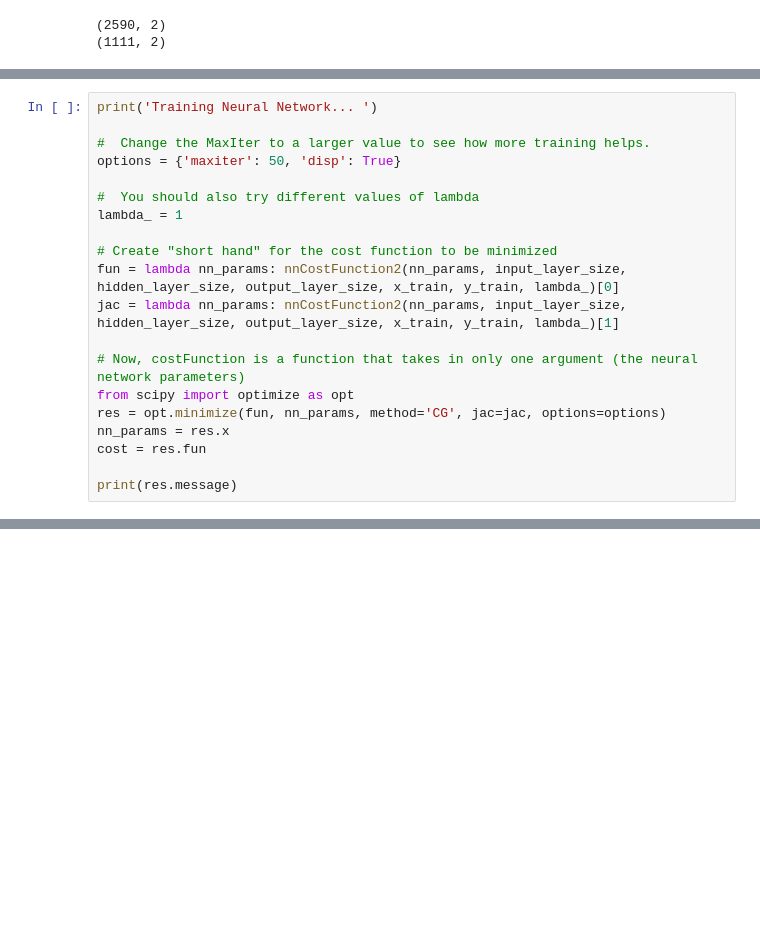
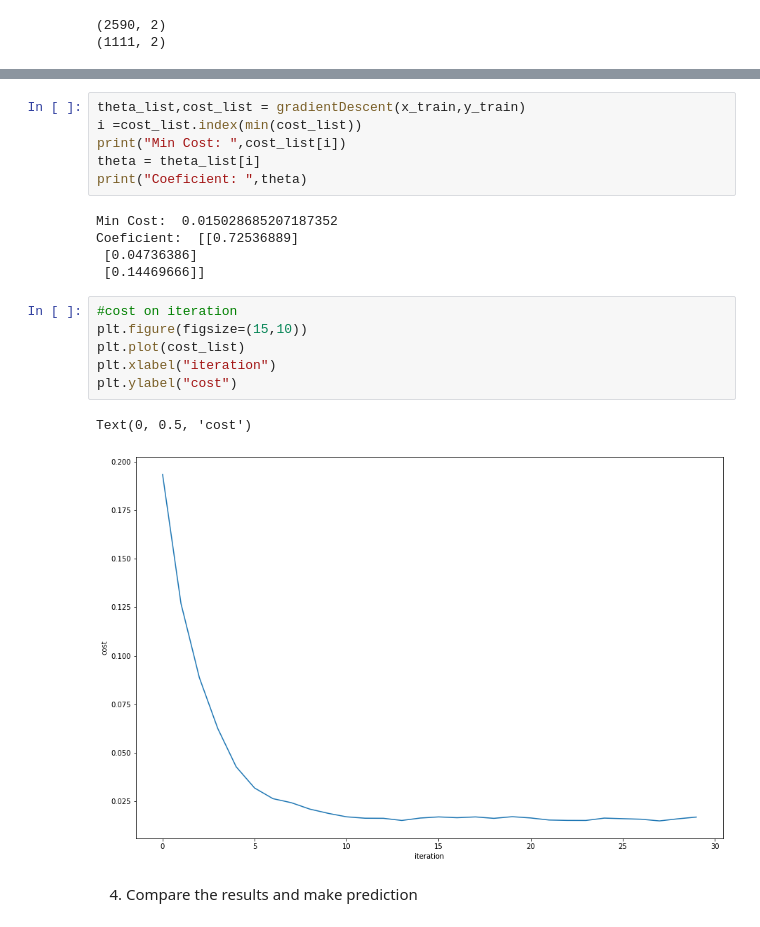
Before and after one commit to nghiavuPrac/AIL_Assignment, a Jupyter notebook: Assignment_2/predict_viewerFeeling.ipynb, the cells around one changed output, grey strips where cells are left out. Saved outputs shown, nothing was run; the diff lists cells and outputs as text; blank space fills up the shorter version.

```diff
--- a/Assignment_2/predict_viewerFeeling.ipynb
+++ b/Assignment_2/predict_viewerFeeling.ipynb
@@ -263,20 +162,0 @@ array([ 2.00424508e-03,  1.41444089e-05, -5.71949290e-05,  1.39043189e-02,
-# %%
-print('Training Neural Network... ')
-
-#  Change the MaxIter to a larger value to see how more training helps.
-options = {'maxiter': 50, 'disp': True}
-
-#  You should also try different values of lambda
-lambda_ = 1
-
-# Create "short hand" for the cost function to be minimized
-fun = lambda nn_params: nnCostFunction2(nn_params, input_layer_size, hidden_layer_size, output_layer_size, x_train, y_train, lambda_)[0]
-jac = lambda nn_params: nnCostFunction2(nn_params, input_layer_size, hidden_layer_size, output_layer_size, x_train, y_train, lambda_)[1]
-
-# Now, costFunction is a function that takes in only one argument (the neural network parameters)
-from scipy import optimize as opt
-res = opt.minimize(fun, nn_params, method='CG', jac=jac, options=options)
-nn_params = res.x
-cost = res.fun
-
-print(res.message)
@@ -329,0 +298,22 @@ result[0:30]
+# %%
+theta_list,cost_list = gradientDescent(x_train,y_train)
+i =cost_list.index(min(cost_list))
+print("Min Cost: ",cost_list[i])
+theta = theta_list[i]
+print("Coeficient: ",theta)
+# %% [output]
+Min Cost:  0.015028685207187352
+Coeficient:  [[0.72536889]
+ [0.04736386]
+ [0.14469666]]
+# %%
+#cost on iteration
+plt.figure(figsize=(15,10))
+plt.plot(cost_list)
+plt.xlabel("iteration")
+plt.ylabel("cost")
+# %% [output]
+Text(0, 0.5, 'cost')
+[figure, added]
+# %% [markdown]
+4. Compare the results and make prediction
```
Also changed, not shown: parts of 40 cells of this notebook, 4 other files.
